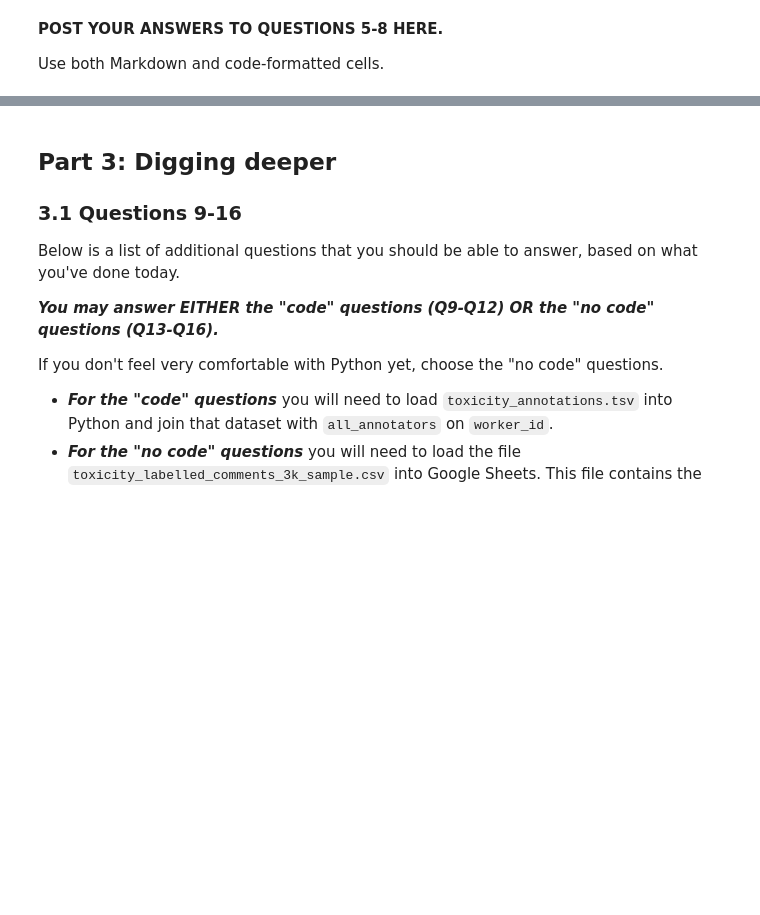
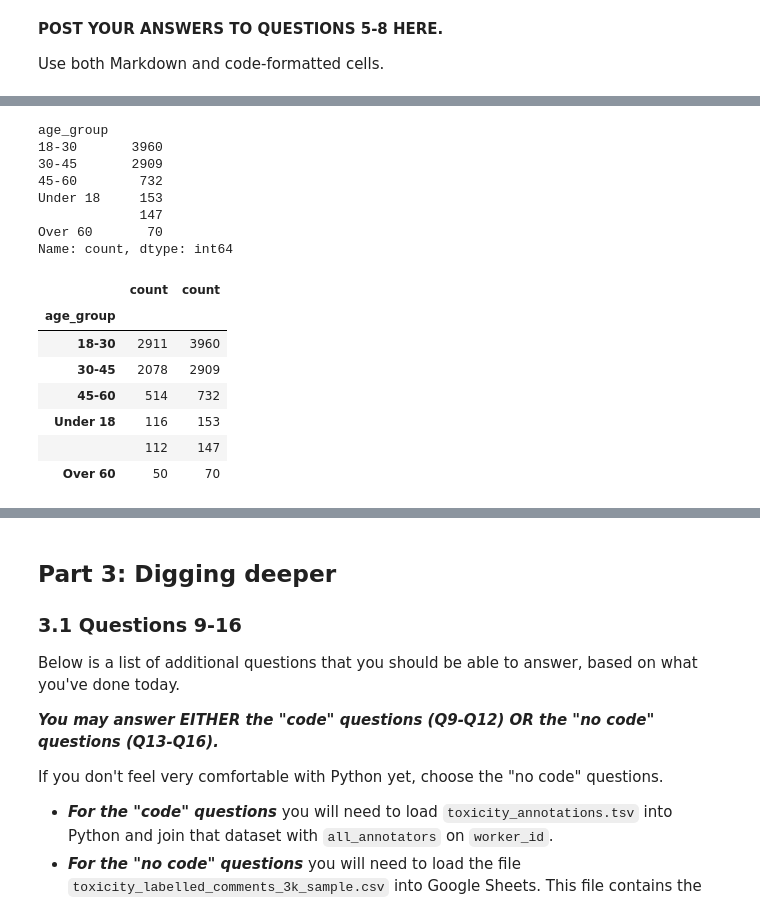
Before and after one commit to chyu05/hcde-410, a Jupyter notebook: A2/hcde410-a2.ipynb, the cells around one changed output, grey strips where cells are left out. Saved outputs shown, nothing was run; the diff lists cells and outputs as text; code cells hidden in the pictures; blank space fills up the shorter version.

```diff
--- a/A2/hcde410-a2.ipynb
+++ b/A2/hcde410-a2.ipynb
@@ -501,0 +569,22 @@ Use both Markdown and code-formatted cells.
+# %%
+ag2 = aa2["age_group"].value_counts()
+ag_combined = pd.concat([ag, ag2], axis=1)
+print(ag2)
+ag_combined
+# %% [output]
+age_group
+18-30       3960
+30-45       2909
+45-60        732
+Under 18     153
+             147
+Over 60       70
+Name: count, dtype: int64
+|  | count | count |
+| age_group |  |  |
+| 18-30 | 2911 | 3960 |
+| 30-45 | 2078 | 2909 |
+| 45-60 | 514 | 732 |
+| Under 18 | 116 | 153 |
+|  | 112 | 147 |
+| Over 60 | 50 | 70 |
```
Also changed, not shown: parts of 11 cells of this notebook.
